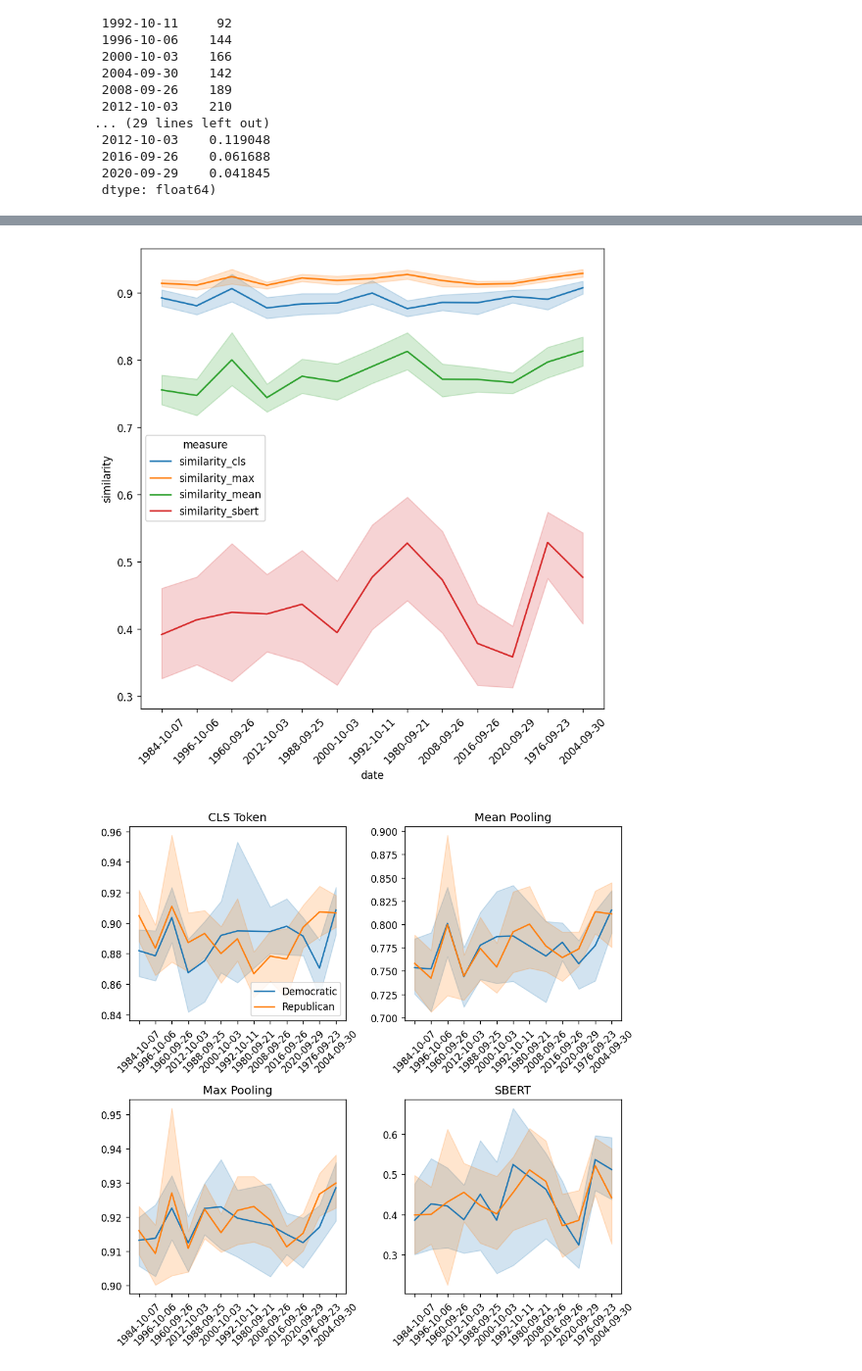
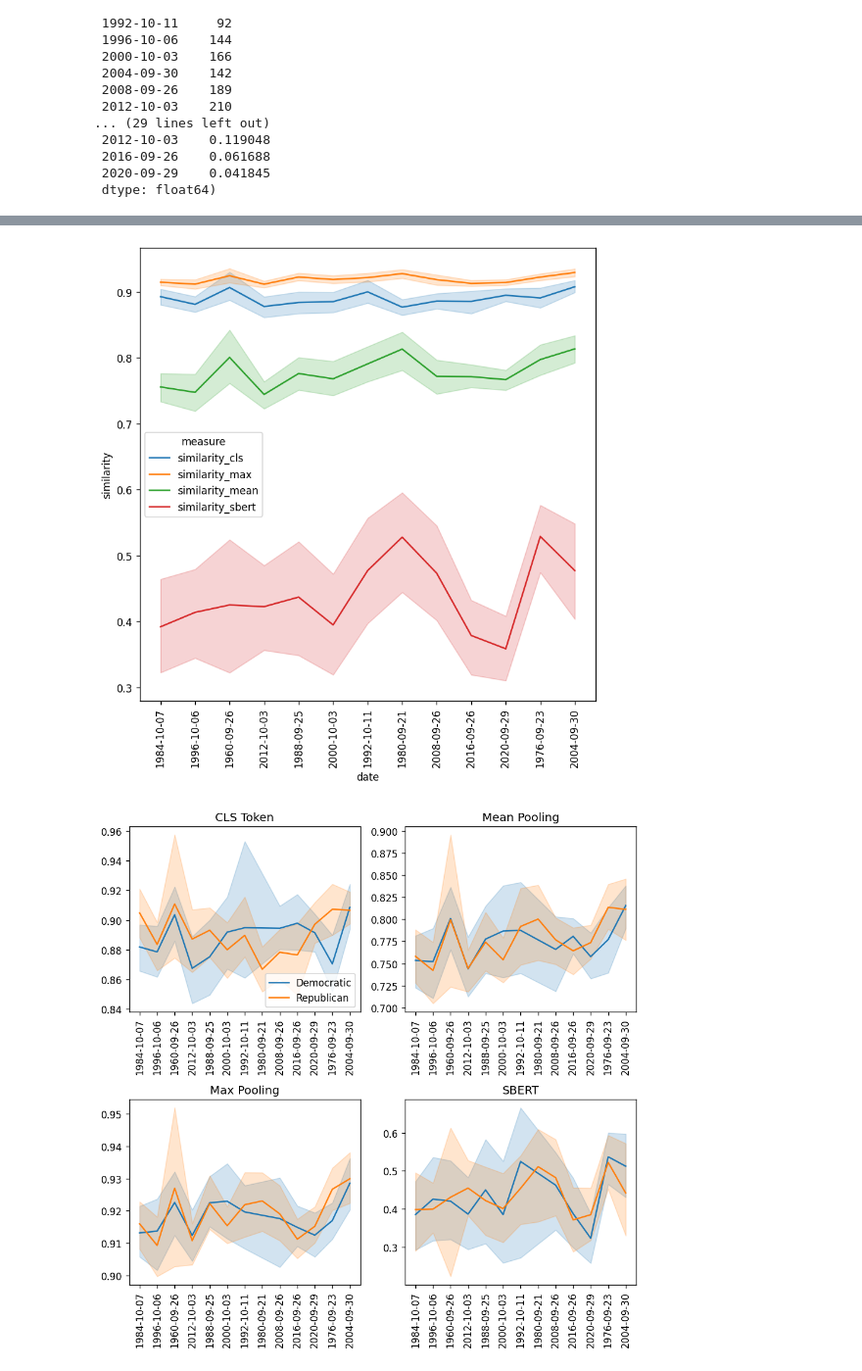
Before and after one commit to ngruenefeld/qud-for-us-presidential-debates, a Jupyter notebook: us_debates_metrics.ipynb, the cells around one changed output, grey strips where cells are left out. Shown at 98% size. Cells and saved outputs as stored; diff of their text form; code cells hidden in the pictures.

```diff
--- a/us_debates_metrics.ipynb
+++ b/us_debates_metrics.ipynb
@@ -44,3 +44,5 @@ df
+# %%
+df_filtered = df[df["question"].notnull()]
 # %%
 for i, d in enumerate(dates):
     print(f"{i}\t{d}\t{len(dfs[d])}\t{len(dfs[d].columns)}")
@@ -79,6 +81,6 @@ for i, d in enumerate(dates):
 # %%
 debate_lenghts = df.groupby("date").size()
-debate_lenghts_f = df[df["question"].notnull()].groupby("date").size()
+debate_lenghts_f = df_filtered.groupby("date").size()
 debate_ratios = debate_lenghts_f / debate_lenghts
 debate_lenghts, debate_lenghts_f, debate_ratios
 # %% [output]
@@ -117,0 +126,5 @@ fig.tight_layout()
+# %%
+#sns.barplot(debate_lenghts_f)
+ax = sns.barplot(debate_lenghts_f[::-1].cumsum()[::-1])
+ax.tick_params(axis='x', rotation=90)
+_ = ax.bar_label(ax.containers[0], fmt='%.2f')
@@ -165,7 +180,7 @@ axs[1, 1].set_ylabel(None)
 
 for ax in axs:
     for a in ax:
-        a.tick_params(axis='x', rotation=45)
+        a.tick_params(axis='x', rotation=90)
 
 # fig.suptitle('Embedding Similarity')
 fig.tight_layout()
@@ -174,30 +189,30 @@ fig.tight_layout()
 # %%
 fig, ax = plt.subplots(figsize=(8, 8))
 sns.lineplot(data=df_melted, x="date", y="similarity", hue="measure", ax=ax)
-ax.tick_params(axis='x', rotation=45)
+ax.tick_params(axis='x', rotation=90)
 # %% [output]
-[figure, old version]
+[figure, new version]
 # %%
 fig, axs = plt.subplots(2, 2, figsize=(8, 8))
 
 sns.lineplot(data=df[df["party"].isin(["Democratic", "Republican"])], x="date", y="similarity_cls", hue="party", ax=axs[0, 0]).set_title("CLS Token")
 axs[0, 0].set_xlabel(None)
 axs[0, 0].set_ylabel(None)
 axs[0, 0].legend(loc='lower right')
 sns.lineplot(data=df[df["party"].isin(["Democratic", "Republican"])], x="date", y="similarity_mean", hue="party", ax=axs[0, 1], legend=False).set_title("Mean Pooling")
 axs[0, 1].set_xlabel(None)
 axs[0, 1].set_ylabel(None)
 sns.lineplot(data=df[df["party"].isin(["Democratic", "Republican"])], x="date", y="similarity_max", hue="party", ax=axs[1, 0], legend=False).set_title("Max Pooling")
 axs[1, 0].set_xlabel(None)
 axs[1, 0].set_ylabel(None)
 sns.lineplot(data=df[df["party"].isin(["Democratic", "Republican"])], x="date", y="similarity_sbert", hue="party", ax=axs[1, 1], legend=False).set_title("SBERT")
 axs[1, 1].set_xlabel(None)
 axs[1, 1].set_ylabel(None)
 
 for ax in axs:
     for a in ax:
-        a.tick_params(axis='x', rotation=45)
+        a.tick_params(axis='x', rotation=90)
 
 fig.tight_layout()
 # %% [output]
-[figure, old version]
+[figure, new version]
```
Also changed, not shown: parts of 12 cells of this notebook, 13 other files.
